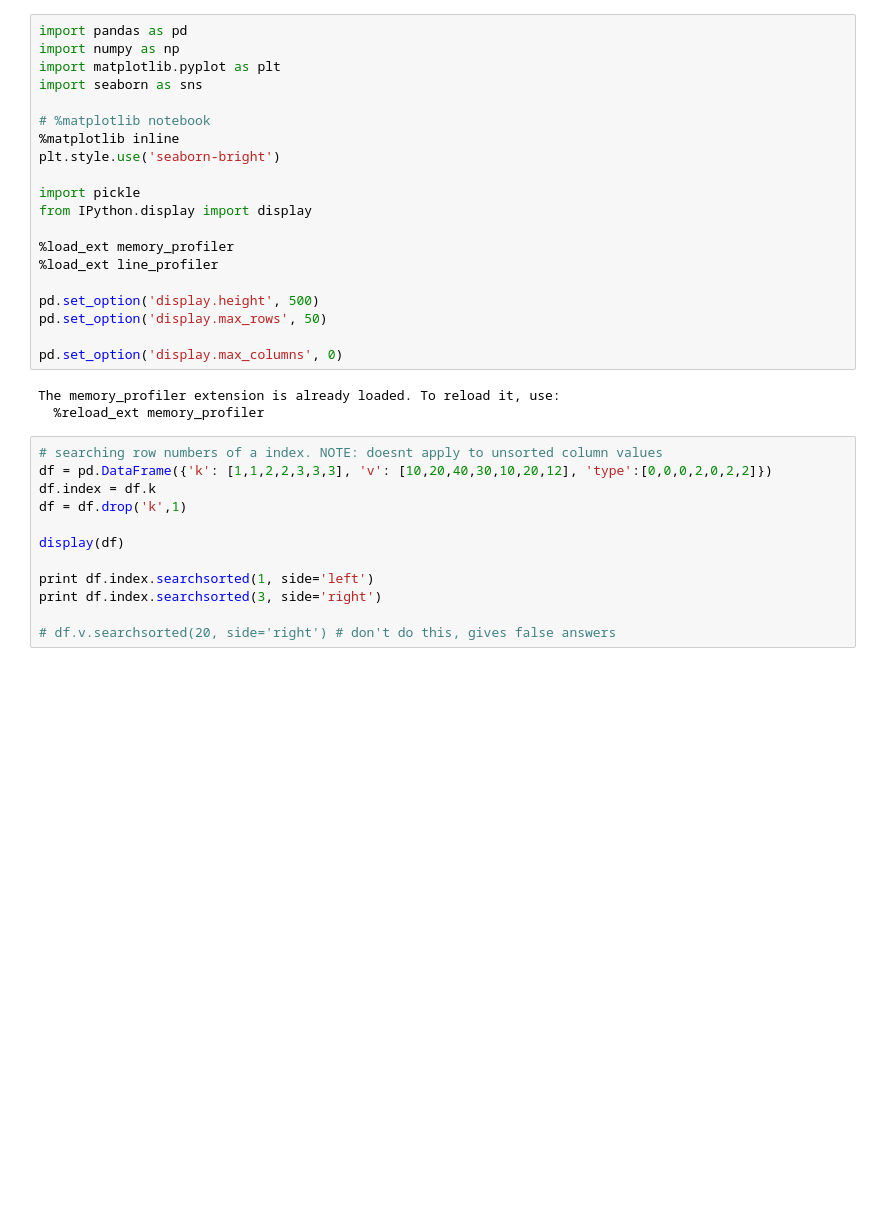
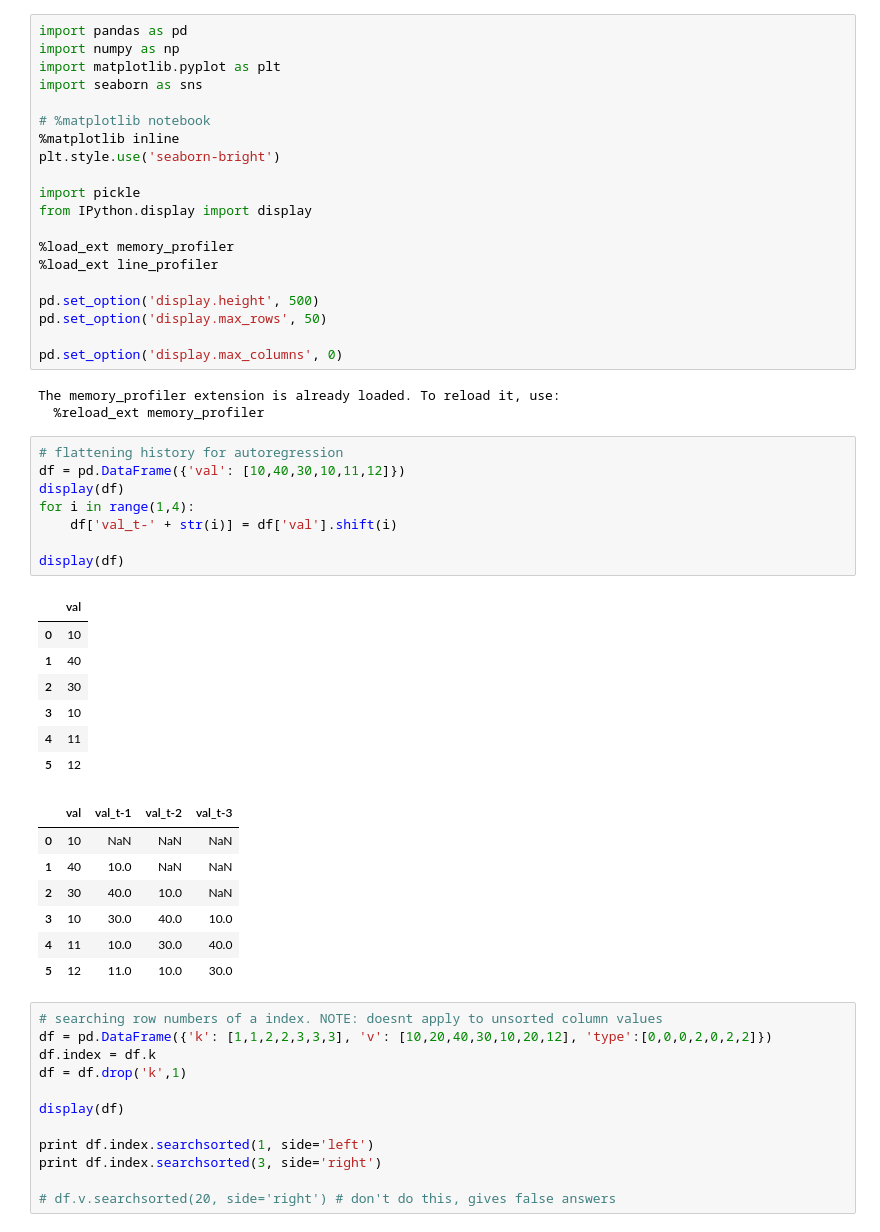
Before and after one commit to sidazhou/ipython_notes, a Jupyter notebook: notes.ipynb, the cells around one changed output. Drawn from its saved outputs; the diff is of its cells as text; blank space fills up the shorter version.

```diff
--- a/notes.ipynb
+++ b/notes.ipynb
@@ -29,6 +29,29 @@ pd.set_option('display.max_columns', 0)
 # %% [output]
 The memory_profiler extension is already loaded. To reload it, use:
   %reload_ext memory_profiler
+# %%
+# flattening history for autoregression
+df = pd.DataFrame({'val': [10,40,30,10,11,12]})
+display(df)
+for i in range(1,4):
+    df['val_t-' + str(i)] = df['val'].shift(i)
+
+display(df)
+# %% [output]
+|  | val |
+| 0 | 10 |
+| 1 | 40 |
+| 2 | 30 |
+| 3 | 10 |
+| 4 | 11 |
+| 5 | 12 |
+|  | val | val_t-1 | val_t-2 | val_t-3 |
+| 0 | 10 | NaN | NaN | NaN |
+| 1 | 40 | 10.0 | NaN | NaN |
+| 2 | 30 | 40.0 | 10.0 | NaN |
+| 3 | 10 | 30.0 | 40.0 | 10.0 |
+| 4 | 11 | 10.0 | 30.0 | 40.0 |
+| 5 | 12 | 11.0 | 10.0 | 30.0 |
 # %%
 # searching row numbers of a index. NOTE: doesnt apply to unsorted column values
 df = pd.DataFrame({'k': [1,1,2,2,3,3,3], 'v': [10,20,40,30,10,20,12], 'type':[0,0,0,2,0,2,2]})
```
Also changed, not shown: 1 other file.
